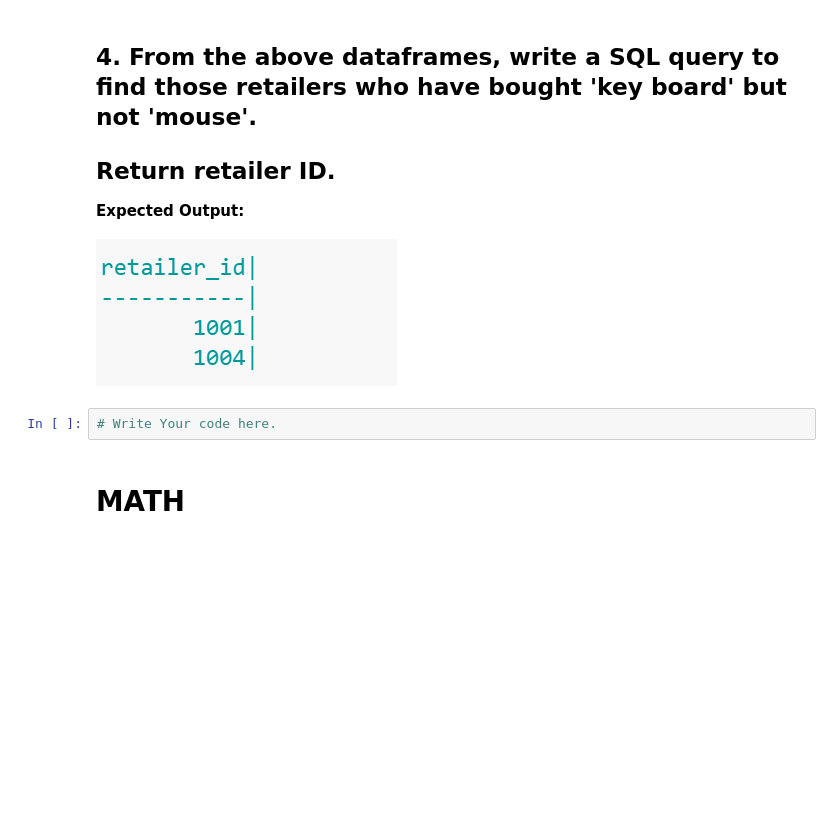
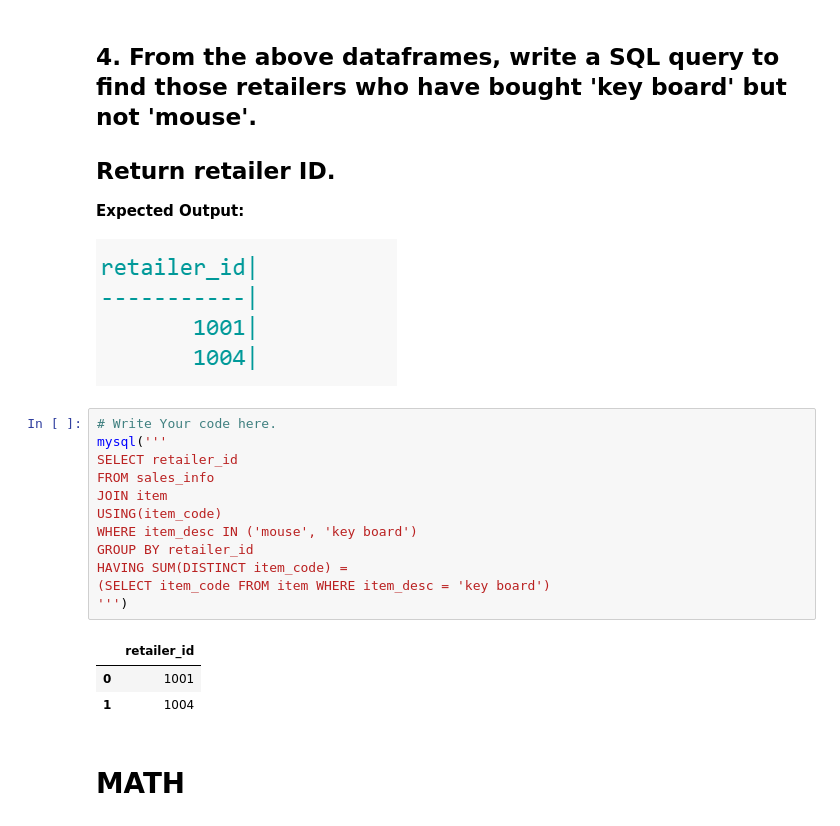
Before and after one commit to Shrez7961/Practice, a Jupyter notebook: Day_5__Assignment.ipynb, the cells around one changed output. Drawn from its saved outputs; the diff is of its cells as text; blank space fills up the shorter version.

```diff
--- a/Day_5__Assignment.ipynb
+++ b/Day_5__Assignment.ipynb
@@ -156,8 +190,22 @@ sales_info = pd.read_sql_query ('''SELECT * FROM sales_info''',conn)
 **Expected Output:**
 
 ![image.png](embedded-picture-1)
-# %%
-# Write Your code here.
+# %%
+# Write Your code here.
+mysql('''
+SELECT retailer_id
+FROM sales_info
+JOIN item
+USING(item_code)
+WHERE item_desc IN ('mouse', 'key board')
+GROUP BY retailer_id
+HAVING SUM(DISTINCT item_code) =
+(SELECT item_code FROM item WHERE item_desc = 'key board')
+''')
+# %% [output]
+|  | retailer_id |
+| 0 | 1001 |
+| 1 | 1004 |
 # %% [markdown]
 # **MATH**
 # %% [markdown]
```
Also changed, not shown: parts of 5 cells of this notebook.
